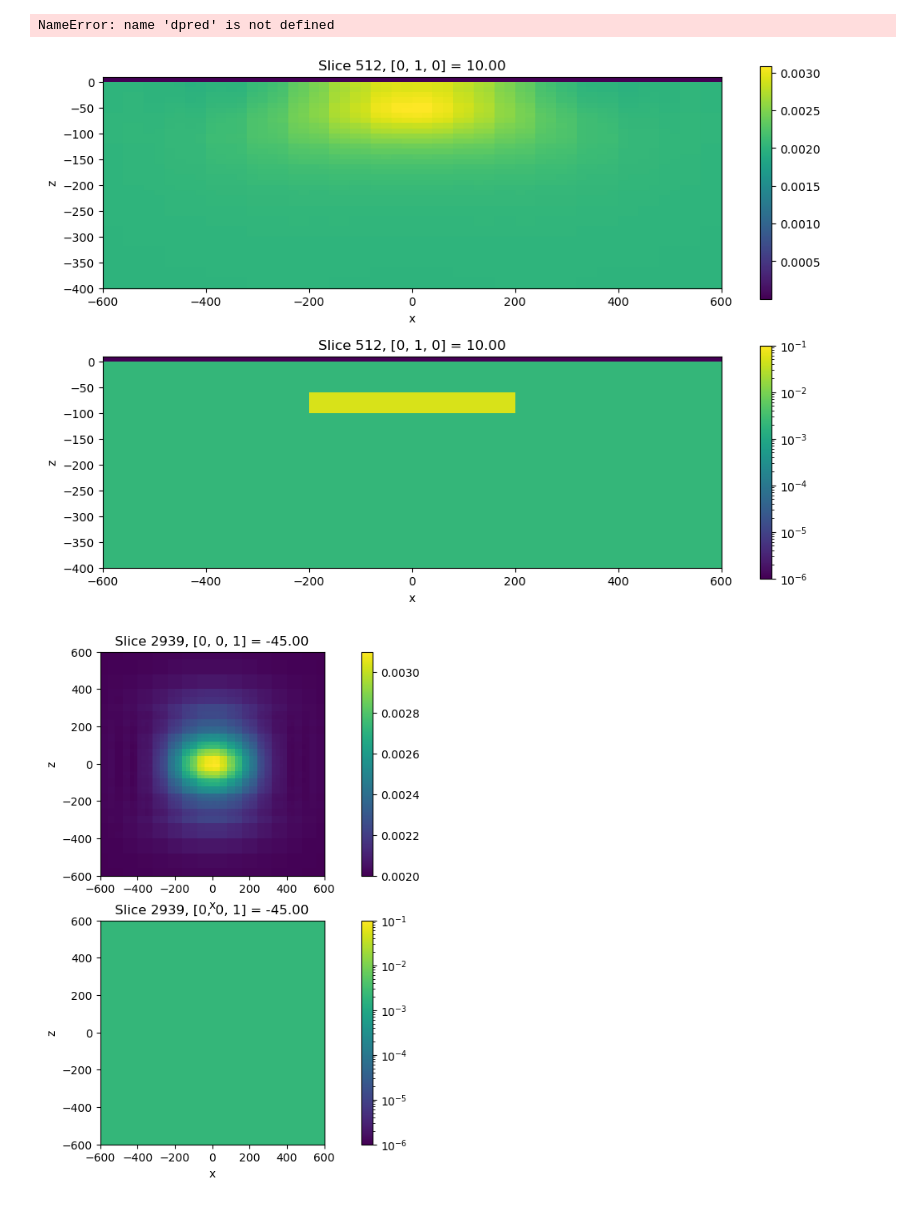
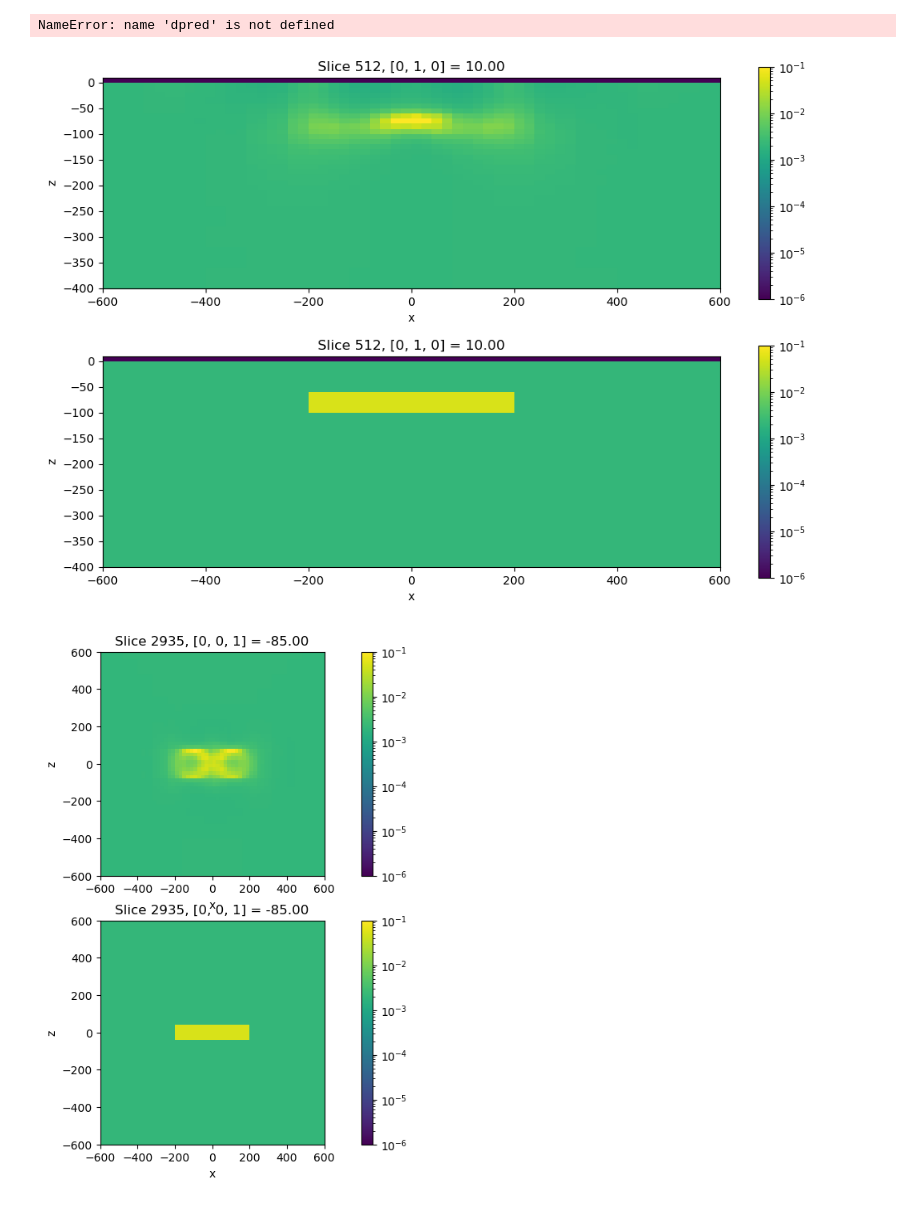
Before and after one commit to ubcgif/2025-heagy-etal-tle, a Jupyter notebook: notebooks/td-octree-target-0-10m-40mspacing/create-ubc-inputs.ipynb, the cells around one changed output. Drawn from its saved outputs; the diff is of its cells as text; code cells hidden in the pictures.

```diff
--- a/notebooks/td-octree-target-0-10m-40mspacing/create-ubc-inputs.ipynb
+++ b/notebooks/td-octree-target-0-10m-40mspacing/create-ubc-inputs.ipynb
@@ -203,7 +203,7 @@ target_z = np.r_[-200, -20]
 models = {}
 
 target_x = np.r_[-200, 200]
-target_y = np.r_[-60, 60]
+target_y = np.r_[-40, 40]
 target_z_center = -80
 target_thickness = 40
 
@@ -440,7 +440,7 @@ len(dpred["transmitters"])
 # %% [output]
 NameError: name 'dpred' is not defined
 # %%
-ubc_model = discretize.TreeMesh.read_model_UBC(ubc_mesh, "inv_001.con")
+ubc_model = discretize.TreeMesh.read_model_UBC(ubc_mesh, "inv_005.con")
 # %%
 # with open(f"{directory}/true-models.pkl", "rb") as f:
 #     true_models = pickle.load(f)
@@ -451,7 +451,7 @@ fig, ax = plt.subplots(2, 1, figsize=(12, 8))
 
 plt.colorbar(ubc_mesh.plot_slice(
     ubc_model,
-    # pcolor_opts={"norm":LogNorm(vmin=1e-6, vmax=1e-1)},
+    pcolor_opts={"norm":LogNorm(vmin=1e-6, vmax=1e-1)},
     ax=ax[0],
     normal="Y",
     # ind = 513,
@@ -472,34 +472,34 @@ for a in ax:
     a.set_ylim(-400, 10)
     a.set_aspect(1)
 # %% [output]
-[figure, old version]
+[figure, new version]
 # %%
 fig, ax = plt.subplots(2, 1, figsize=(12, 8))
-ind = 2939
+ind = 2935
 plt.colorbar(ubc_mesh.plot_slice(
     ubc_model,
-    # pcolor_opts={"norm":LogNorm(vmin=1e-6, vmax=1e-1)},
+    pcolor_opts={"norm":LogNorm(vmin=1e-6, vmax=1e-1)},
     ax=ax[0],
     normal="Z",
     ind=ind,
     # grid=True,
 )[0], ax=ax[0])
 
 plt.colorbar(ubc_mesh.plot_slice(
     models["target_0"],
     pcolor_opts={"norm":LogNorm(vmin=1e-6, vmax=1e-1)},
     ax=ax[1],
     normal="Z",
     ind=ind,
 )[0], ax=ax[1])
 
 
 for a in ax:
     a.set_xlim(600* np.r_[-1, 1])
     a.set_ylim(600* np.r_[-1, 1])
     a.set_aspect(1)
 # %% [output]
-[figure, old version]
+[figure, new version]
 # %%
 # small_mesh = discretize.TreeMesh.read_UBC("octree_mesh_0050.txt")
 # %%
```
Also changed, not shown: parts of 3 cells of this notebook, 13 other files.
